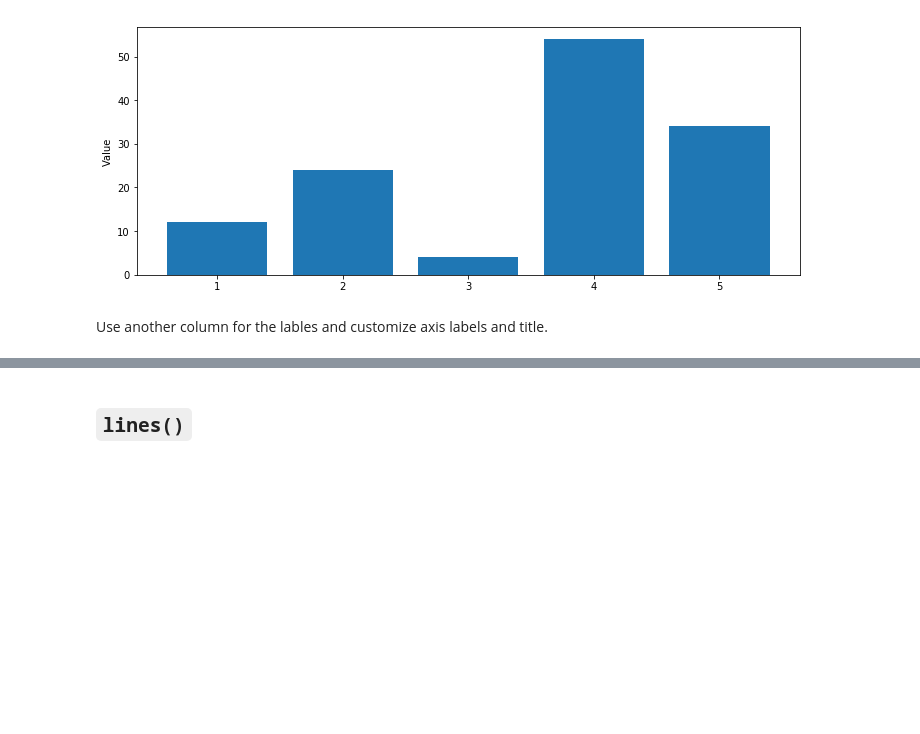
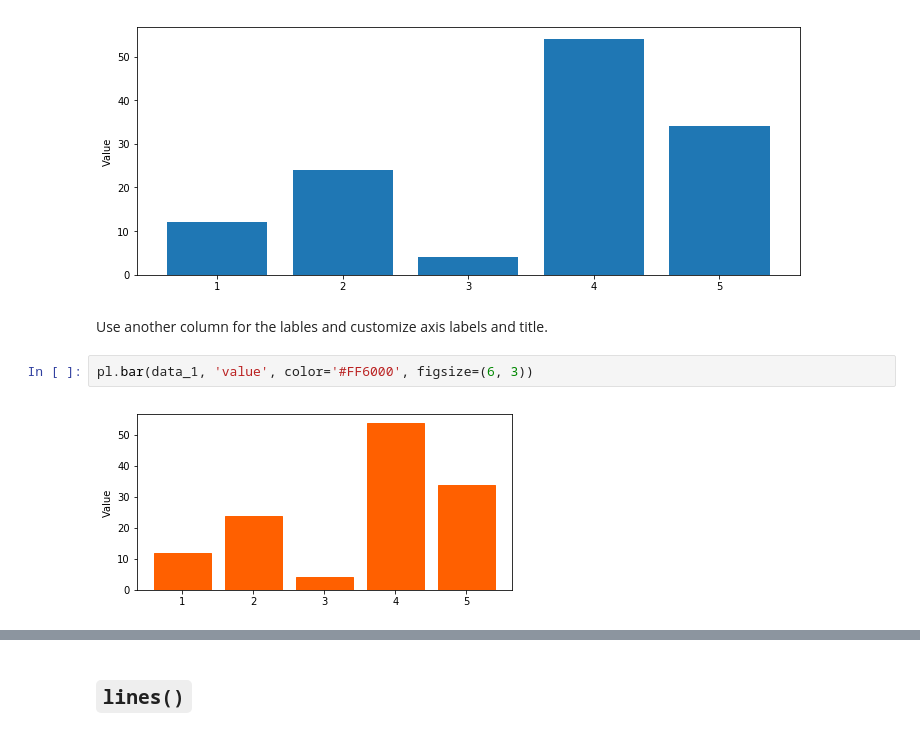
Before and after one commit to mastersign/mastersign-datascience, a Jupyter notebook: demo-plot.ipynb, the cells around one changed output, grey strips where cells are left out. Drawn from its saved outputs; the diff is of its cells as text; blank space fills up the shorter version.

```diff
--- a/demo-plot.ipynb
+++ b/demo-plot.ipynb
@@ -127,3 +128,7 @@ pl.bar(data_1, 'value')
 [figure]
 # %% [markdown]
 Use another column for the lables and customize axis labels and title.
+# %%
+pl.bar(data_1, 'value', color='#FF6000', figsize=(6, 3))
+# %% [output]
+[figure, added]
```
Also changed, not shown: parts of 26 cells of this notebook, 1 other file.
